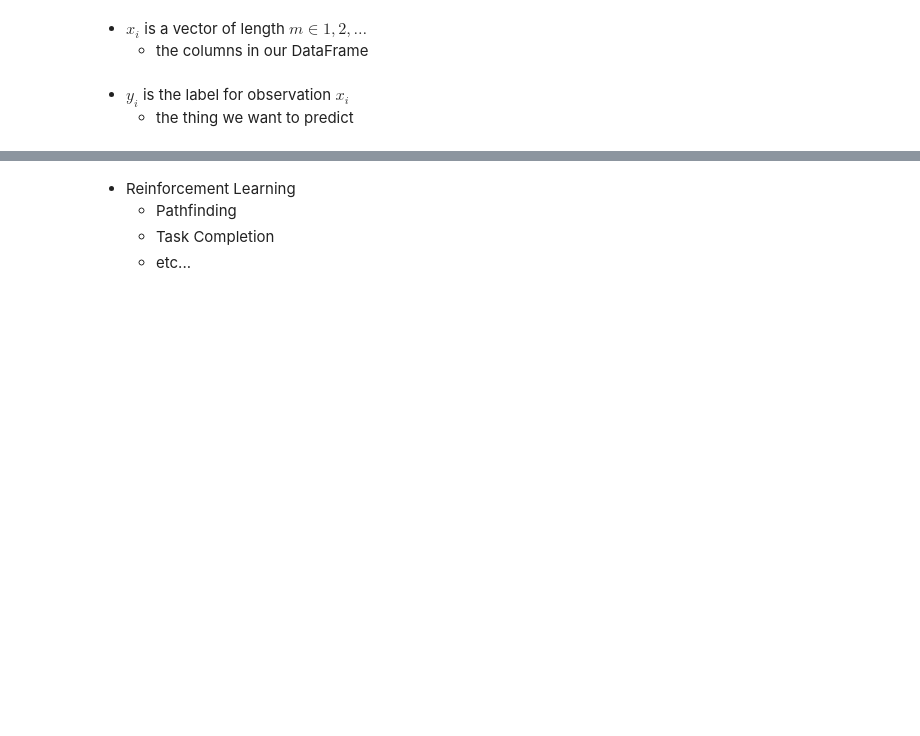
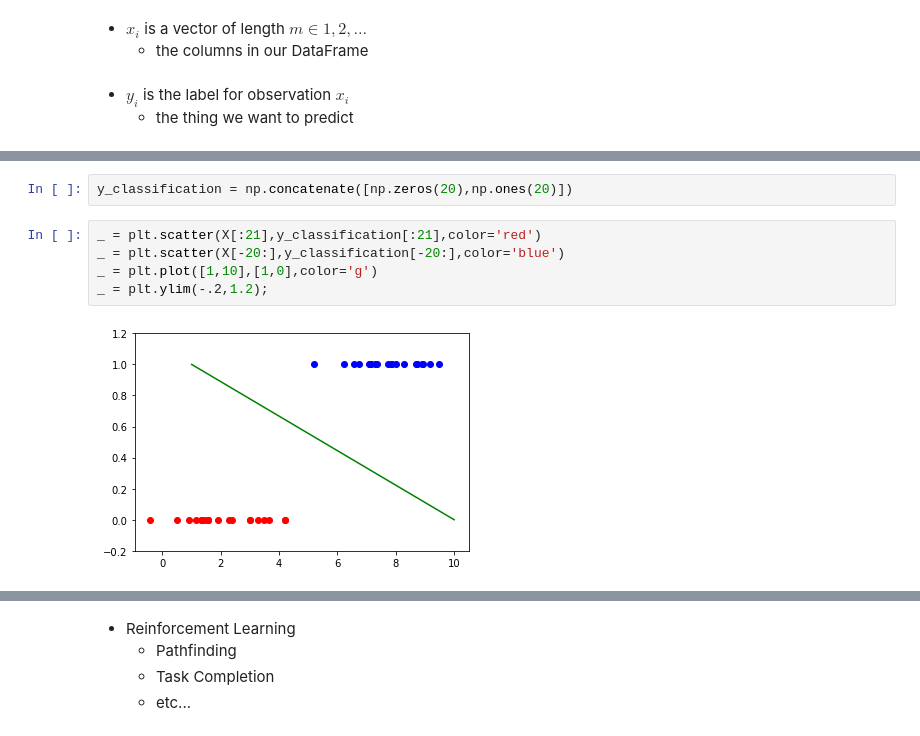
Before and after one commit to Aria-Kumar/COMSW4995_008_2017_3, a Jupyter notebook: notebooks/slides_week5_classification_and_regression.ipynb, the cells around one changed output, grey strips where cells are left out. Drawn from its saved outputs; the diff is of its cells as text; blank space fills up the shorter version.

```diff
--- a/notebooks/slides_week5_classification_and_regression.ipynb
+++ b/notebooks/slides_week5_classification_and_regression.ipynb
@@ -59,0 +82,9 @@ Using a training set of $(x_i,y_i)_{i=1:n}$ pairs, find a function that maps $x$
+# %%
+y_classification = np.concatenate([np.zeros(20),np.ones(20)])
+# %%
+_ = plt.scatter(X[:21],y_classification[:21],color='red')
+_ = plt.scatter(X[-20:],y_classification[-20:],color='blue')
+_ = plt.plot([1,10],[1,0],color='g')
+_ = plt.ylim(-.2,1.2);
+# %% [output]
+[figure, added]
```
Also changed, not shown: parts of 68 cells of this notebook, 1 other file.
